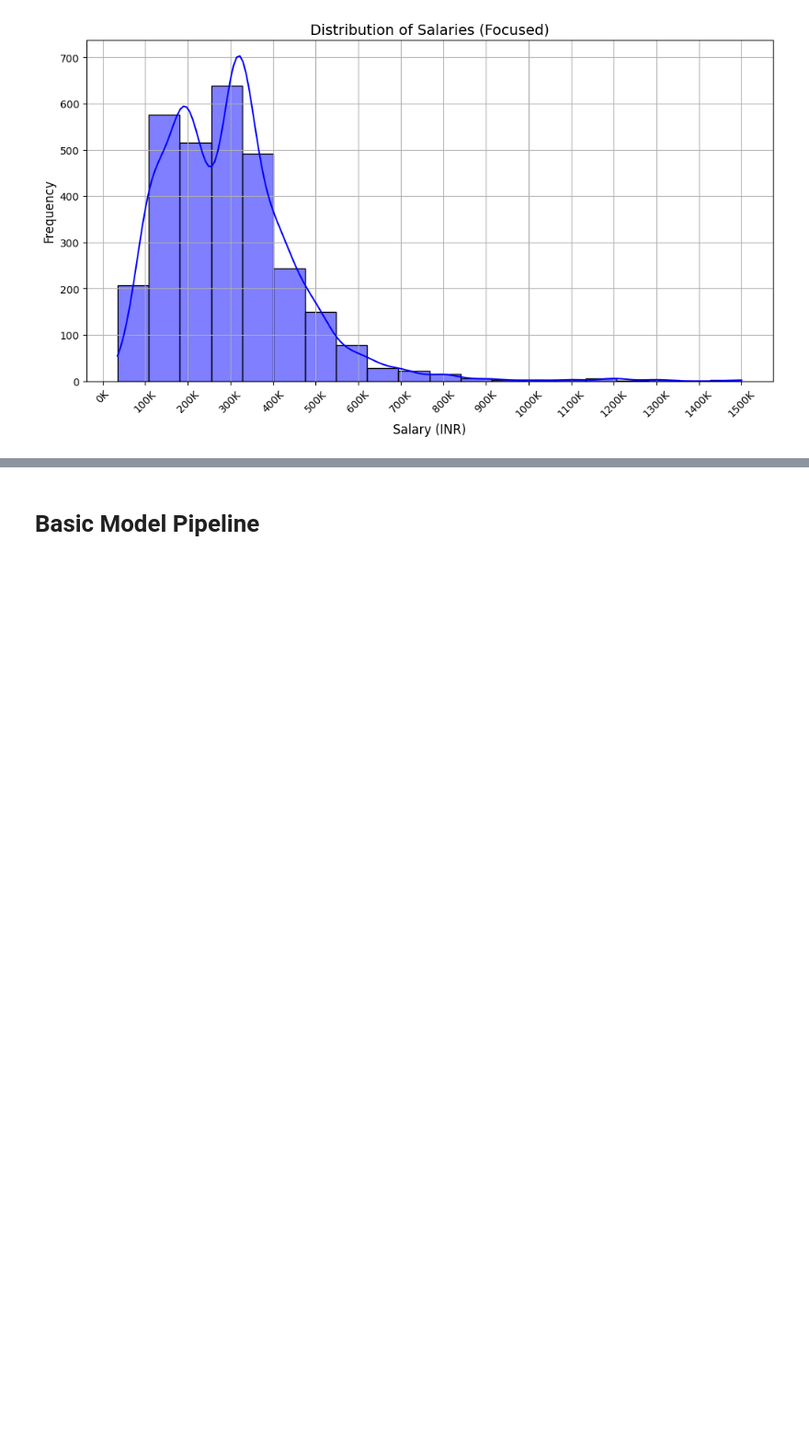
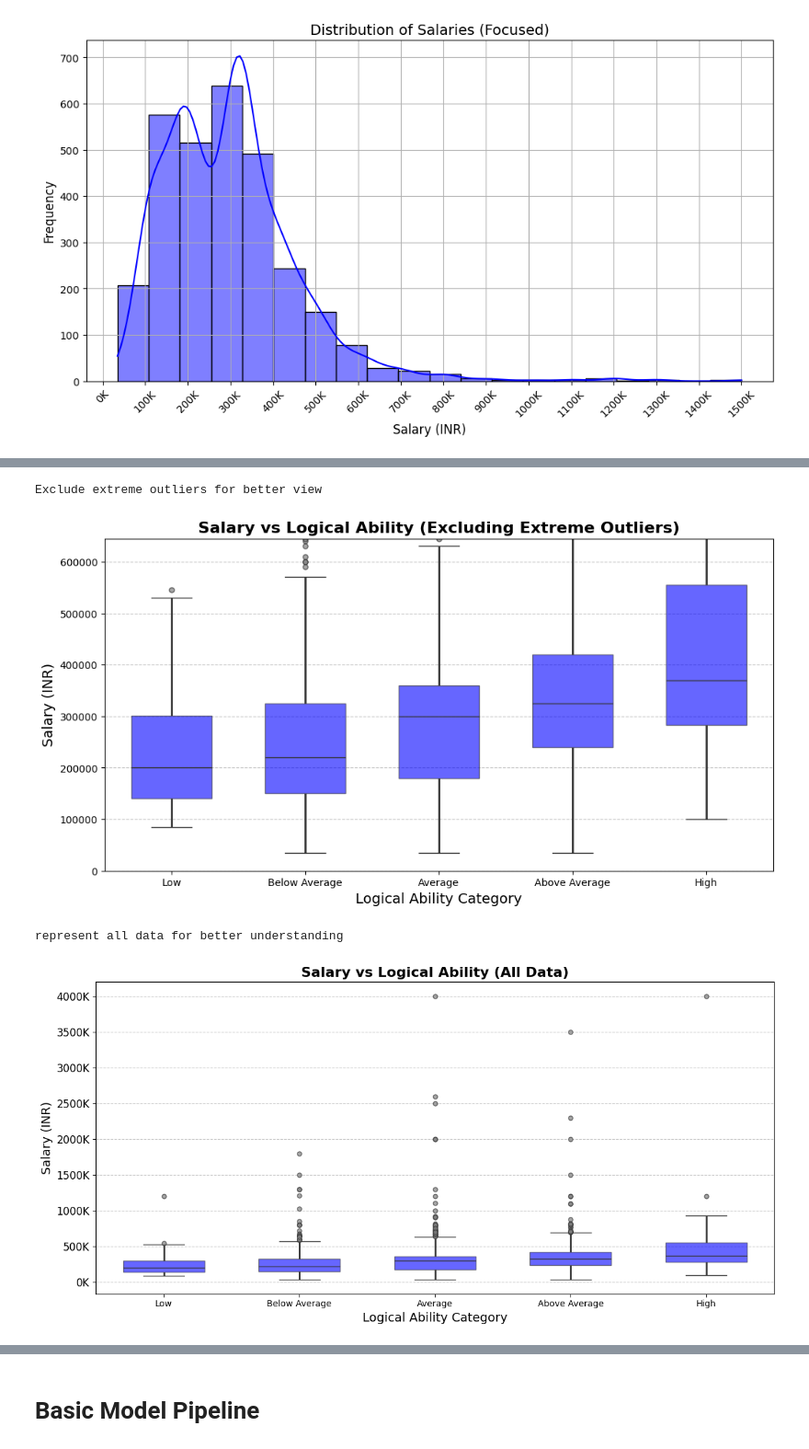
Before and after one commit to EliyaRabia/Tabular-Data-Project, a Jupyter notebook: project.ipynb, the cells around one changed output, grey strips where cells are left out. Shown at 92% size. Saved outputs shown, nothing was run; the diff lists cells and outputs as text; code cells hidden in the pictures; blank space fills up the shorter version.

```diff
--- a/project.ipynb
+++ b/project.ipynb
@@ -343,0 +147,77 @@ A scatter plot with a regression line is the most suitable visualization for thi
+# %%
+plt.figure(figsize=(12, 6))
+
+# Binning logical scores for categorical analysis
+copy_data['Logical_Bin'] = pd.cut(copy_data['Logical'], bins=5, labels=["Low", "Below Average", "Average", "Above Average", "High"])
+
+# Box plot excluding extreme outliers
+sns.boxplot(
+    x='Logical_Bin',
+    y='Salary',
+    data=copy_data,
+    hue='Logical_Bin',  # Explicitly assign hue to avoid future warnings
+    palette='Blues',
+    width=0.6,
+    showcaps=True,
+    boxprops={'facecolor': 'blue', 'alpha': 0.6},
+    whiskerprops={'linewidth': 2},
+    flierprops={'marker': 'o', 'markersize': 5, 'markerfacecolor': 'gray', 'alpha': 0.7},
+    legend=False
+)
+
+# Add title and labels
+plt.title("Salary vs Logical Ability (Excluding Extreme Outliers)", fontsize=16, fontweight='bold')
+plt.xlabel("Logical Ability Category", fontsize=14)
+plt.ylabel("Salary (INR)", fontsize=14)
+
+# Customize Y-axis ticks
+plt.ylim(0, copy_data['Salary'].quantile(0.97))  # Exclude extreme outliers
+plt.grid(axis='y', linestyle='--', alpha=0.7)
+
+print("Exclude extreme outliers for better view")
+plt.show()
+
+
+plt.figure(figsize=(12, 6))
+
+# Box plot with all data
+sns.boxplot(
+    x='Logical_Bin',
+    y='Salary',
+    data=copy_data,
+    hue='Logical_Bin',  # Explicitly assign hue to avoid future warnings
+    palette='Blues',
+    width=0.6,
+    showcaps=True,
+    boxprops={'facecolor': 'blue', 'alpha': 0.6},
+    whiskerprops={'linewidth': 2},
+    flierprops={'marker': 'o', 'markersize': 5, 'markerfacecolor': 'gray', 'alpha': 0.7},
+    legend=False
+)
+
+# Add title and labels
+plt.title("Salary vs Logical Ability (All Data)", fontsize=16, fontweight='bold')
+plt.xlabel("Logical Ability Category", fontsize=14)
+plt.ylabel("Salary (INR)", fontsize=14)
+
+# Customize Y-axis ticks for better clarity
+max_salary = copy_data['Salary'].max()
+plt.yticks(
+    ticks=range(0, int(max_salary) + 500000, 500000),  # Ticks at every 500K interval
+    labels=[f"{i//1000}K" for i in range(0, int(max_salary) + 500000, 500000)],
+    fontsize=12
+)
+
+# Add gridlines
+plt.grid(axis='y', linestyle='--', alpha=0.7)
+
+plt.tight_layout()
+print("represent all data for better understanding")
+plt.show()
+
+copy_data = data.copy()
+# %% [output]
+Exclude extreme outliers for better view
+[figure, added]
+represent all data for better understanding
+[figure, added]
```
Also changed, not shown: parts of 53 cells of this notebook.
